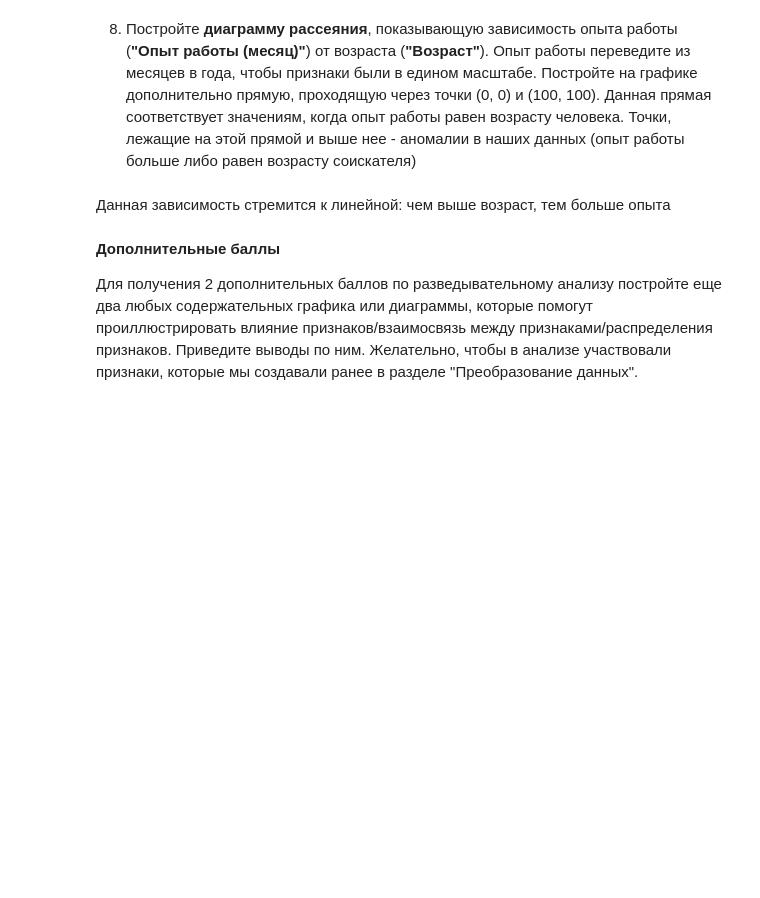
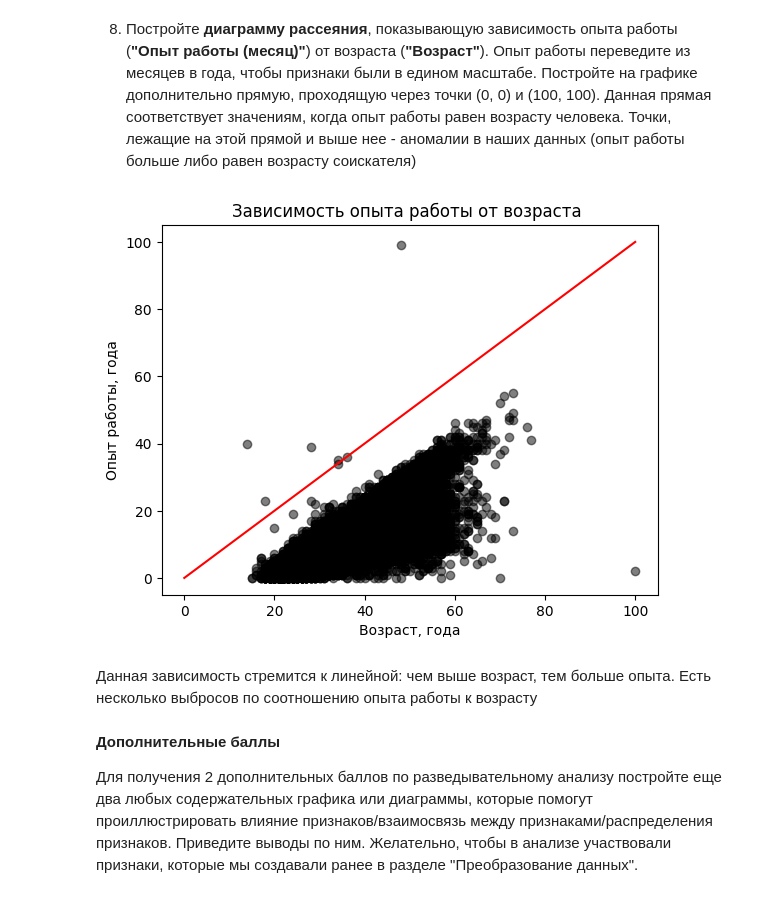
Before and after one commit to sanchopanso92/IDE, a Jupyter notebook: Project 1/Project-1. Ноутбук-шаблон.ipynb, the cells around one changed output. Drawn from its saved outputs; the diff is of its cells as text; code cells hidden in the pictures; blank space fills up the shorter version.

```diff
--- a/Project 1/Project-1. Ноутбук-шаблон.ipynb
+++ b/Project 1/Project-1. Ноутбук-шаблон.ipynb
@@ -600,15 +600,20 @@ Text(0.5, 1.0, 'Зависимость медианной желаемой за
 # %%
 df['Опыт работ (года)']=round(df['Опыт работы (месяц)']/12,0)
 # %%
-fig = px.scatter(
-    data_frame=df,
-    y='Опыт работ (года)',
-    x='Возраст',
-    title='Медианная з/п по готовности к командировкам/переезду', opacity=0.4
-)
-fig.show()
+
+plt.figure()
+plt.scatter(df['Возраст'],df['Опыт работ (года)'], color = 'k', alpha=0.5)
+plt.plot([0, 100], [0,100],  color = 'r')
+#plt.xlim(lineStart, lineEnd)
+#plt.ylim(lineStart, lineEnd)
+plt.title("Зависимость опыта работы от возраста ")
+plt.xlabel("Возраст, года")
+plt.ylabel("Опыт работы, года")
+plt.show();
+# %% [output]
+[figure, added]
 # %% [markdown]
-Данная зависимость стремится к линейной: чем выше возраст, тем больше опыта
+Данная зависимость стремится к линейной: чем выше возраст, тем больше опыта. Есть несколько выбросов по соотношению опыта работы к возрасту
 # %% [markdown]
 **Дополнительные баллы**
 
```
Also changed, not shown: parts of 10 cells of this notebook.
